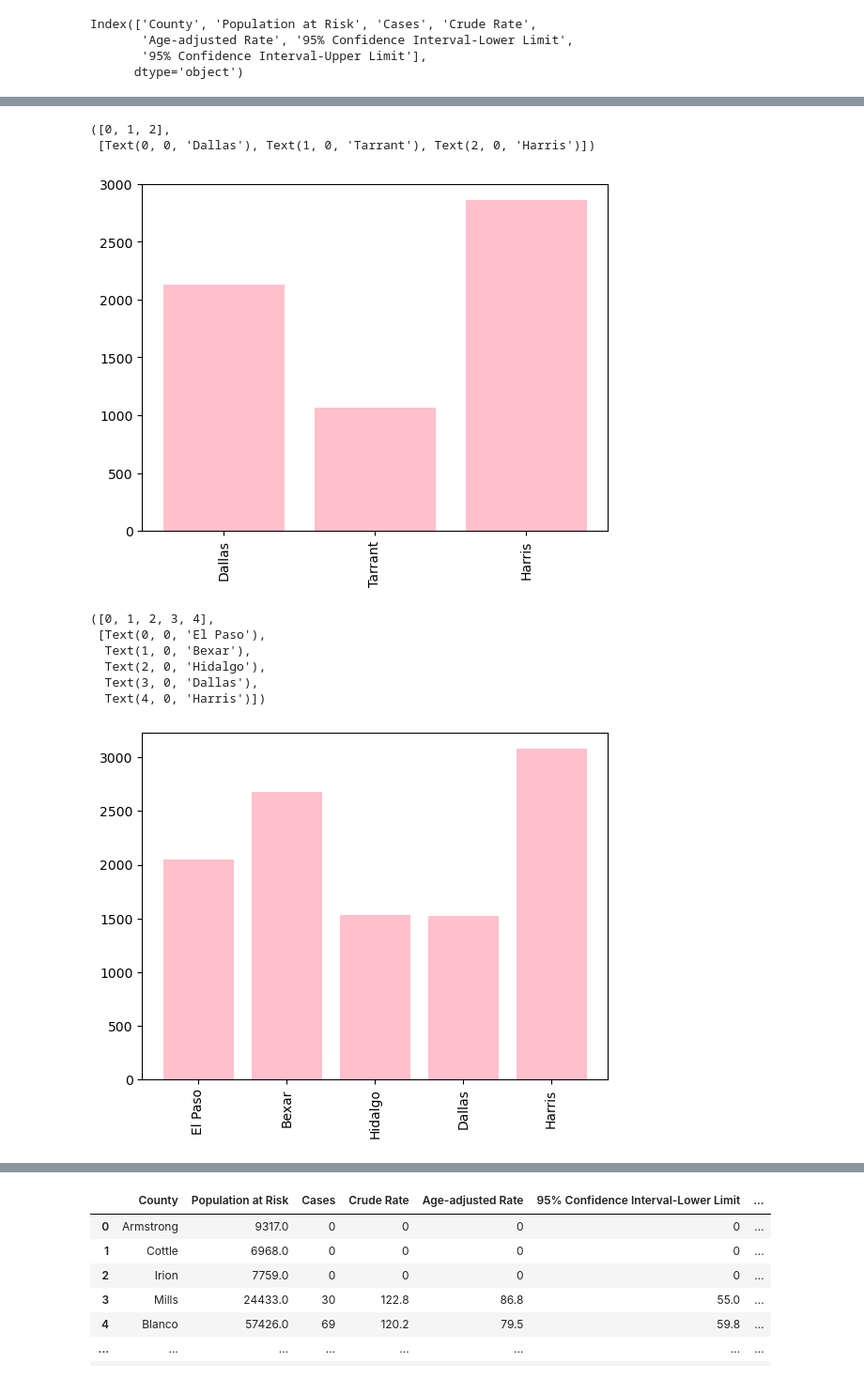
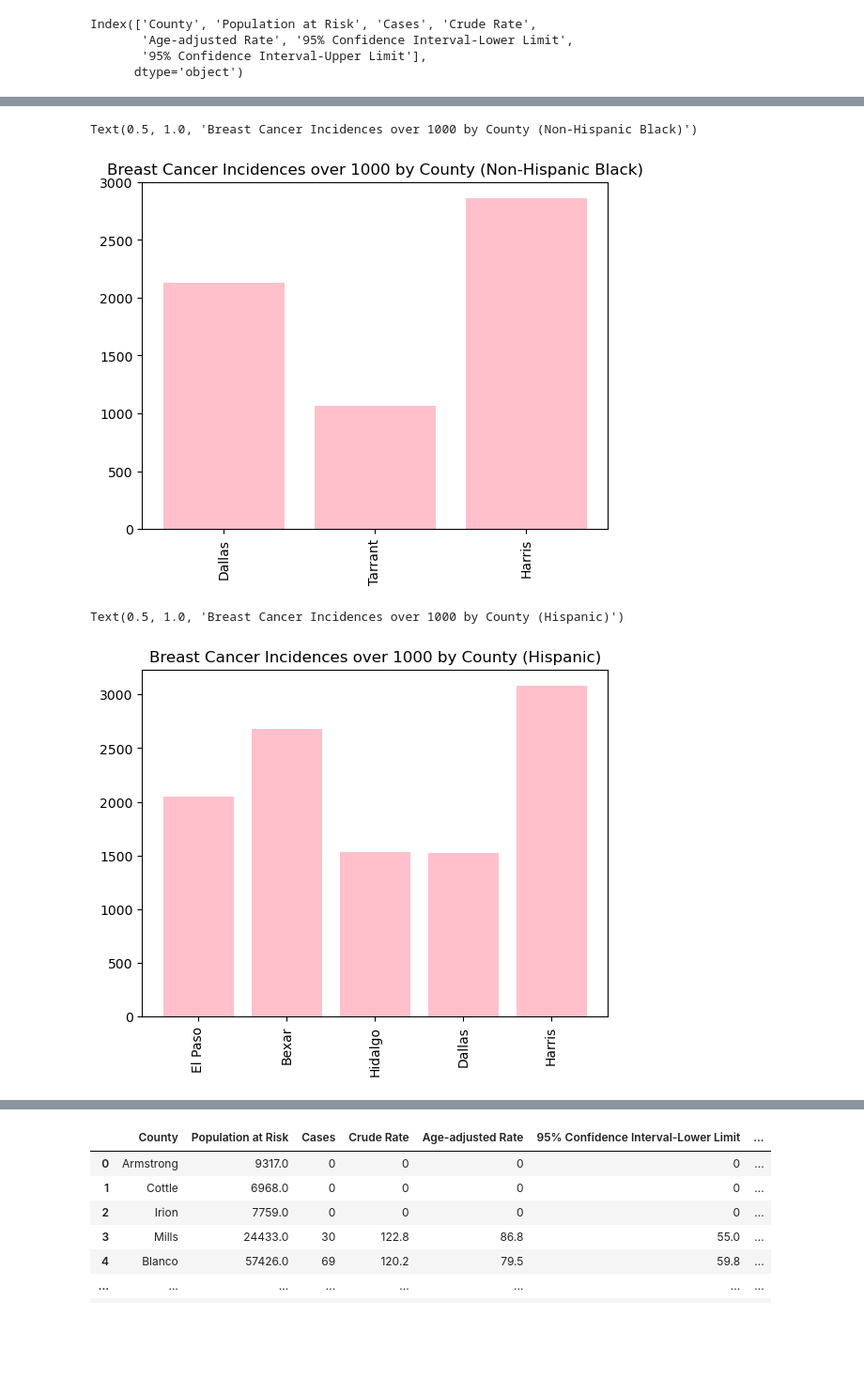
Before and after one commit to emilymees/Project-One, a Jupyter notebook: Shelby/breastcancer.ipynb, the cells around one changed output, grey strips where cells are left out. Shown at 94% size. Cells and saved outputs as stored; diff of their text form; code cells hidden in the pictures; blank space fills up the shorter version.

Commit message:
adding titles to graphs

```diff
--- a/Shelby/breastcancer.ipynb
+++ b/Shelby/breastcancer.ipynb
@@ -96,34 +72,30 @@ y_var
 #Bar graph of counties in texas (NHB) that have over 1000 cases of breast cancer 2015-2019
 plt.bar(y_var["County"], y_var["Cases"], color="pink")
 plt.xticks(rotation=90)
+plt.title("Breast Cancer Incidences over 1000 by County (Non-Hispanic Black)")
 # %% [output]
-([0, 1, 2],
- [Text(0, 0, 'Dallas'), Text(1, 0, 'Tarrant'), Text(2, 0, 'Harris')])
+Text(0.5, 1.0, 'Breast Cancer Incidences over 1000 by County (Non-Hispanic Black)')
-[figure, old version]
+[figure, new version]
 # %%
 #Years 2015-2019 * Breast Cancer (Either Sex) * County Level * Hispanic
 
 csv_path4 = Path("CSV_Files/incidenceHisp.csv")
 breast_cancer_texas_hisp = pd.read_csv(csv_path4, skiprows=2)
 bct_H_drop= breast_cancer_texas_hisp.drop([213, 214, 215, 216])
 bct_H_clean= bct_H_drop.replace('~',0, regex=True)
 bct_H_clean["Cases"]= bct_H_clean["Cases"].astype(int)
 bct_H_clean["Cases"]
 
 y_var= bct_H_clean.loc[bct_H_clean["Cases"]>1000]
 y_var
 
 #Bar graph of counties in texas (Hispanic) that have over 1000 cases of breast cancer 2015-2019
 plt.bar(y_var["County"], y_var["Cases"], color="pink")
 plt.xticks(rotation=90)
+plt.title("Breast Cancer Incidences over 1000 by County (Hispanic)")
 # %% [output]
-([0, 1, 2, 3, 4],
- [Text(0, 0, 'El Paso'),
-  Text(1, 0, 'Bexar'),
-  Text(2, 0, 'Hidalgo'),
-  Text(3, 0, 'Dallas'),
-  Text(4, 0, 'Harris')])
+Text(0.5, 1.0, 'Breast Cancer Incidences over 1000 by County (Hispanic)')
-[figure, old version]
+[figure, new version]
 # %%
 #Years 2015-2019 * Breast Cancer (Either Sex) * County Level * API
 
```
Also changed, not shown: parts of 4 cells of this notebook.
